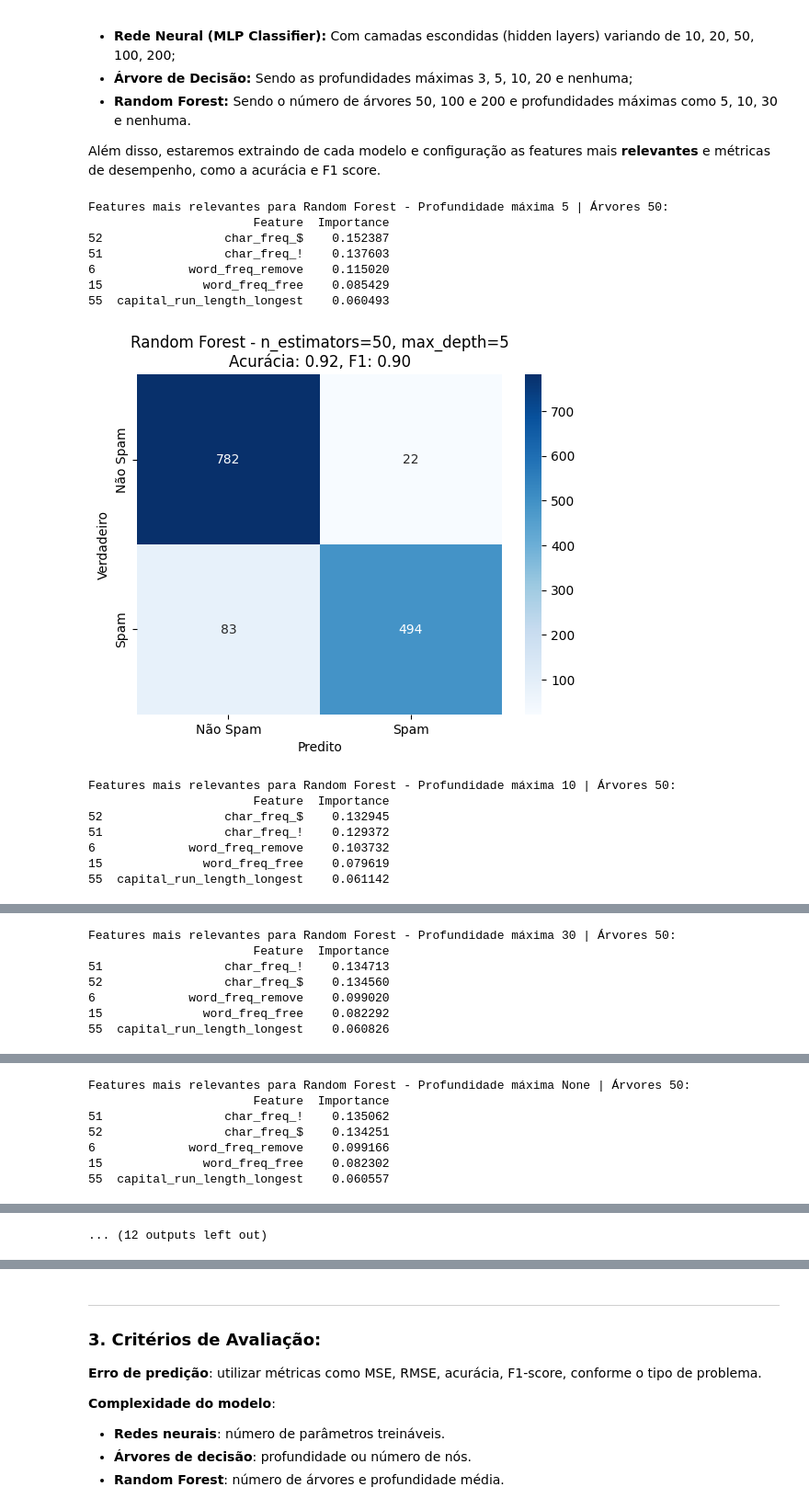
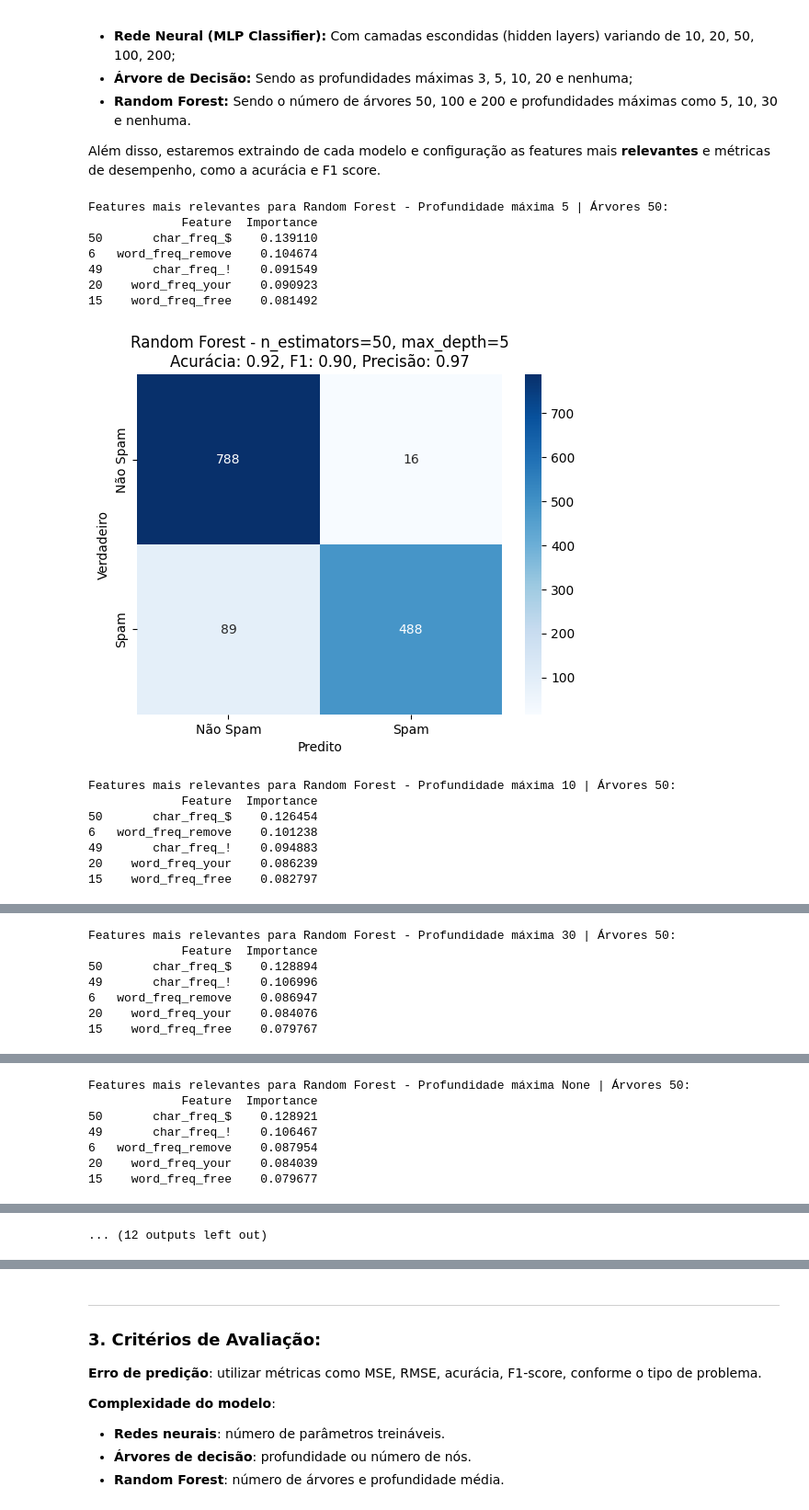
Before and after one commit to sakikout/Aprendizado-Multiobjetivo, a Jupyter notebook: spambase.ipynb, the cells around one changed output, grey strips where cells are left out. Shown at 92% size. Saved outputs shown, nothing was run; the diff lists cells and outputs as text; code cells hidden in the pictures.

```diff
--- a/spambase.ipynb
+++ b/spambase.ipynb
@@ -80,8 +80,7 @@ print("\nValores faltantes após o tratamento:")
 print(df.isnull().sum().sum())
 
 # Separar novamente X e y após o tratamento
-X = df.drop(columns=['word_freq_650', 'word_freq_george'])
-X = df.drop(columns=[y.columns])
+X = df.drop(columns=['word_freq_650', 'word_freq_george', 'Class'])
 y = df[y.columns]
 
 # Verificar consistência no tamanho
@@ -200,6 +203,7 @@ for n_estimators in n_estimators_list:
         y_pred = RFC.predict(X_test)
         acc = accuracy_score(y_test, y_pred)
         f1 = f1_score(y_test, y_pred)
+        precision = precision_score(y_test, y_pred)
 
         # Complexidade
         avg_depth = np.mean([tree.tree_.max_depth for tree in RFC.estimators_])
@@ -207,46 +211,47 @@ for n_estimators in n_estimators_list:
 
         results_rf.append({
             'n_estimators': n_estimators,
             'max_depth': max_depth,
             'avg_depth': avg_depth,
             'n_params': n_params,
             'Accuracy': acc,
-            'F1_score': f1
+            'F1_score': f1,
+            'Precision': precision
         })
 
         # Guardando features relevantes
         feature_importance = RFC.feature_importances_
         importance_df = pd.DataFrame({
             'Feature': X_train.columns,
             'Importance': feature_importance
         }).sort_values('Importance', ascending=False)
 
         print(f"\nFeatures mais relevantes para Random Forest - Profundidade máxima {max_depth} | Árvores {n_estimators}:")
         print(importance_df.head())
 
         # Plotagem das predições
 
         cm = confusion_matrix(y_test, y_pred)
         sns.heatmap(cm, annot=True, fmt='d', cmap='Blues',
                 xticklabels=['Não Spam', 'Spam'],
                 yticklabels=['Não Spam', 'Spam'])
-        plt.title(f'Random Forest - n_estimators={n_estimators}, max_depth={max_depth}\nAcurácia: {acc:.2f}, F1: {f1:.2f}')
+        plt.title(f'Random Forest - n_estimators={n_estimators}, max_depth={max_depth}\nAcurácia: {acc:.2f}, F1: {f1:.2f}, Precisão: {precision:.2f}')
         plt.ylabel('Verdadeiro')
         plt.xlabel('Predito')
         plt.show()
 # %% [output]
 Features mais relevantes para Random Forest - Profundidade máxima 5 | Árvores 50:
-                       Feature  Importance
-52                 char_freq_$    0.152387
-51                 char_freq_!    0.137603
-6             word_freq_remove    0.115020
-15              word_freq_free    0.085429
-55  capital_run_length_longest    0.060493
+             Feature  Importance
+50       char_freq_$    0.139110
+6   word_freq_remove    0.104674
+49       char_freq_!    0.091549
+20    word_freq_your    0.090923
+15    word_freq_free    0.081492
-[figure, old version]
+[figure, new version]
 Features mais relevantes para Random Forest - Profundidade máxima 10 | Árvores 50:
-                       Feature  Importance
-52                 char_freq_$    0.132945
-51                 char_freq_!    0.129372
-6             word_freq_remove    0.103732
-15              word_freq_free    0.079619
-55  capital_run_length_longest    0.061142
+             Feature  Importance
+50       char_freq_$    0.126454
+6   word_freq_remove    0.101238
+49       char_freq_!    0.094883
+20    word_freq_your    0.086239
+15    word_freq_free    0.082797
@@ -254,7 +259,7 @@ Features mais relevantes para Random Forest - Profundidade máxima 10 | Árvores
 Features mais relevantes para Random Forest - Profundidade máxima 30 | Árvores 50:
-                       Feature  Importance
-51                 char_freq_!    0.134713
-52                 char_freq_$    0.134560
-6             word_freq_remove    0.099020
-15              word_freq_free    0.082292
-55  capital_run_length_longest    0.060826
+             Feature  Importance
+50       char_freq_$    0.128894
+49       char_freq_!    0.106996
+6   word_freq_remove    0.086947
+20    word_freq_your    0.084076
+15    word_freq_free    0.079767
@@ -262,7 +267,7 @@ Features mais relevantes para Random Forest - Profundidade máxima 30 | Árvores
 Features mais relevantes para Random Forest - Profundidade máxima None | Árvores 50:
-                       Feature  Importance
-51                 char_freq_!    0.135062
-52                 char_freq_$    0.134251
-6             word_freq_remove    0.099166
-15              word_freq_free    0.082302
-55  capital_run_length_longest    0.060557
+             Feature  Importance
+50       char_freq_$    0.128921
+49       char_freq_!    0.106467
+6   word_freq_remove    0.087954
+20    word_freq_your    0.084039
+15    word_freq_free    0.079677
```
Also changed, not shown: parts of 11 cells of this notebook.
